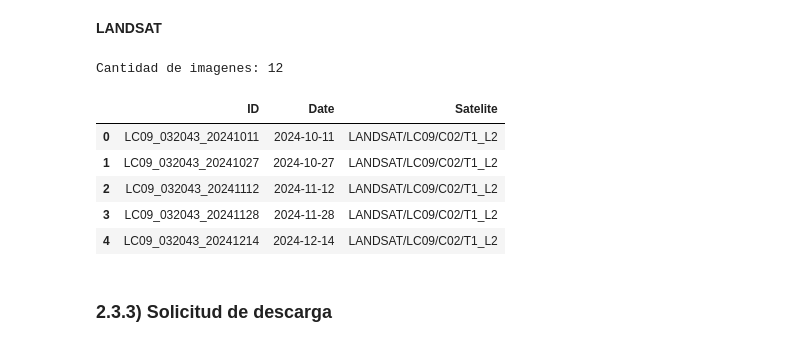
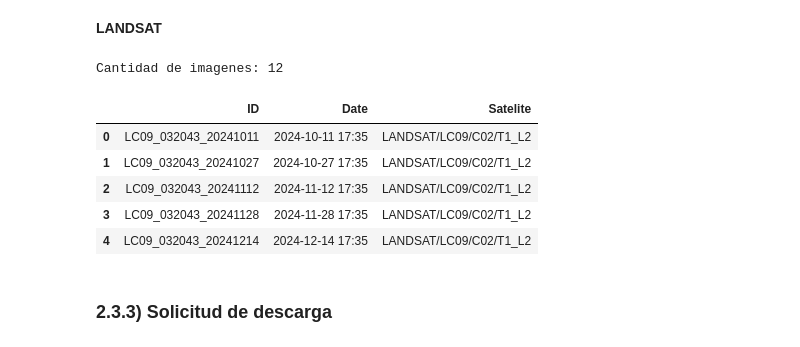
Before and after one commit to orlandombaa/Selene, a Jupyter notebook: selene/notebooks/Descarga de datos Landsat.ipynb, the cells around one changed output. Drawn from its saved outputs; the diff is of its cells as text; code cells hidden in the pictures.

```diff
--- a/selene/notebooks/Descarga de datos Landsat.ipynb
+++ b/selene/notebooks/Descarga de datos Landsat.ipynb
@@ -165,39 +149,58 @@ Cantidad de imagenes de landsat: 12
 # Lista donde se almacenara el ID de las imagenes y su fecha
 landsat_ids_and_dates = []
 
 #  Creación de la lista ee
 landsat_list = landsat9.toList(landsat9.size()) # Esto genera una ee list que contiene todo el listado de imagenes y metadados
 
 # Inicio del ciclo
 for i in range(0,number_landsat):
     # Aqui  se esta obteniedo cada imagen de la lista
     image = ee.Image(landsat_list.get(i)) # Aqui hace la vinculación a una imagen en particula, en este caso toma la lista de ee y va tomar la imagen i, otra opcion tal vez mas sencilla de visualizar es usando directamtne el ID del a imagen (str)
 
     # Se toma el ID de la imagen
     image_id = image.get('system:index').getInfo()
 
     # Se toma la fecha de imagen
     date = ee.Date(image.get('system:time_start')).format('YYYY-MM-dd').getInfo()
 
+    # Extraccion de la hora a la que se tomo la imagen
+    center_time = image.get('SCENE_CENTER_TIME').getInfo()
+
+
     # Se integra los resultados a la lista
-    landsat_ids_and_dates.append({'ID': image_id, 'Date': date})
+    landsat_ids_and_dates.append({'ID': image_id, 'Date': date, "Time":center_time})
 
 # Convertirlo a un pandas DF
 landsat_ids_and_dates  = pd.DataFrame(data= landsat_ids_and_dates )
 print("Cantidad de imagenes:", len(landsat_ids_and_dates ["Date"]))
 
 # Tranformar la columna Date a tipo date
 landsat_ids_and_dates ['Date'] = pd.to_datetime(arg=landsat_ids_and_dates ['Date'])
 landsat_ids_and_dates ["Satelite"] = "LANDSAT/LC09/C02/T1_L2"
+
+# Convert the 'Date' column to string format
+landsat_ids_and_dates['Date'] = landsat_ids_and_dates['Date'].dt.strftime('%Y-%m-%d')
+
+# Extract only the hour and minute from the 'Time' column
+landsat_ids_and_dates['Time'] = landsat_ids_and_dates['Time'].str[:5]  # HH:MM format
+
+# Combine 'Date' and 'Time' into the 'Date' column
+landsat_ids_and_dates['Date'] = landsat_ids_and_dates['Date'] + ' ' + landsat_ids_and_dates['Time']
+
+# Convert 'Date' column to string (if not already)
+landsat_ids_and_dates['Date'] = landsat_ids_and_dates['Date'].astype(str)
+
+# Drop the 'Time' column if no longer needed
+landsat_ids_and_dates = landsat_ids_and_dates.drop(columns=['Time'])
 landsat_ids_and_dates.head(n=5) # Visualizacion
 # %% [output]
 Cantidad de imagenes: 12
 |  | ID | Date | Satelite |
-| 0 | LC09_032043_20241011 | 2024-10-11 | LANDSAT/LC09/C02/T1_L2 |
-| 1 | LC09_032043_20241027 | 2024-10-27 | LANDSAT/LC09/C02/T1_L2 |
-| 2 | LC09_032043_20241112 | 2024-11-12 | LANDSAT/LC09/C02/T1_L2 |
-| 3 | LC09_032043_20241128 | 2024-11-28 | LANDSAT/LC09/C02/T1_L2 |
-| 4 | LC09_032043_20241214 | 2024-12-14 | LANDSAT/LC09/C02/T1_L2 |
+| 0 | LC09_032043_20241011 | 2024-10-11 17:35 | LANDSAT/LC09/C02/T1_L2 |
+| 1 | LC09_032043_20241027 | 2024-10-27 17:35 | LANDSAT/LC09/C02/T1_L2 |
+| 2 | LC09_032043_20241112 | 2024-11-12 17:35 | LANDSAT/LC09/C02/T1_L2 |
+| 3 | LC09_032043_20241128 | 2024-11-28 17:35 | LANDSAT/LC09/C02/T1_L2 |
+| 4 | LC09_032043_20241214 | 2024-12-14 17:35 | LANDSAT/LC09/C02/T1_L2 |
 # %% [markdown]
 ### 2.3.3) Solicitud de descarga
 # %% [markdown]
```
Also changed, not shown: parts of 3 cells of this notebook, 4 other files.
